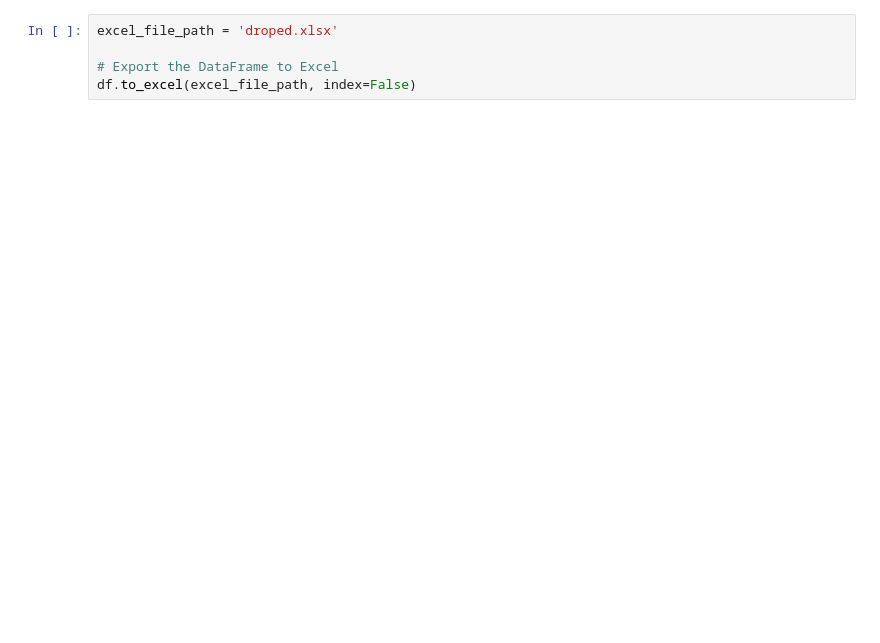
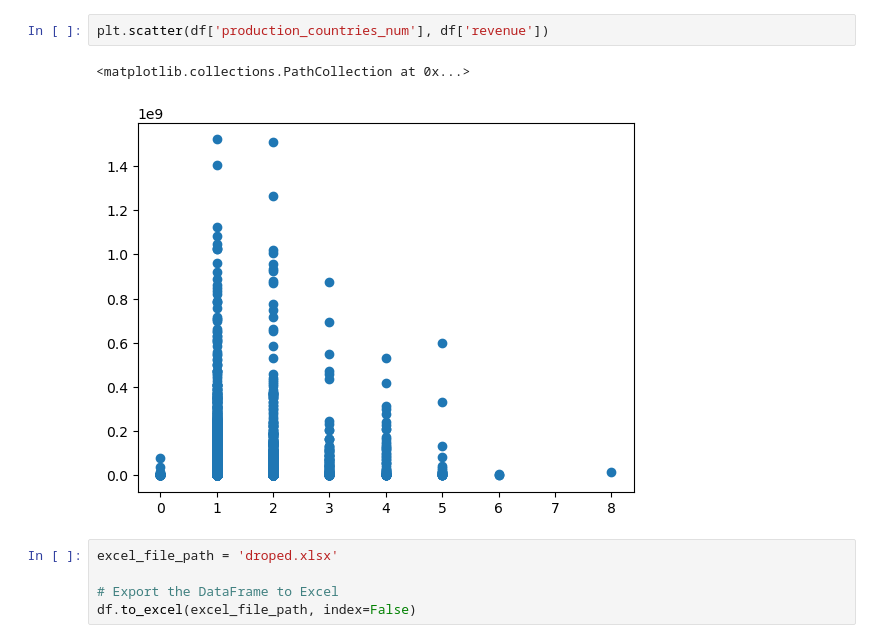
Before and after one commit to annagrimlund/BigData, a Jupyter notebook: kaggleCompetition.ipynb, the cells around one changed output. Drawn from its saved outputs; the diff is of its cells as text; blank space fills up the shorter version.

```diff
--- a/kaggleCompetition.ipynb
+++ b/kaggleCompetition.ipynb
@@ -61,3 +70,8 @@ new_col
+# %%
+plt.scatter(df['production_countries_num'], df['revenue'])
+# %% [output]
+<matplotlib.collections.PathCollection at 0x...>
+[figure, added]
 # %%
 excel_file_path = 'droped.xlsx'
 
```
Also changed, not shown: parts of 10 cells of this notebook, 5 other files.
